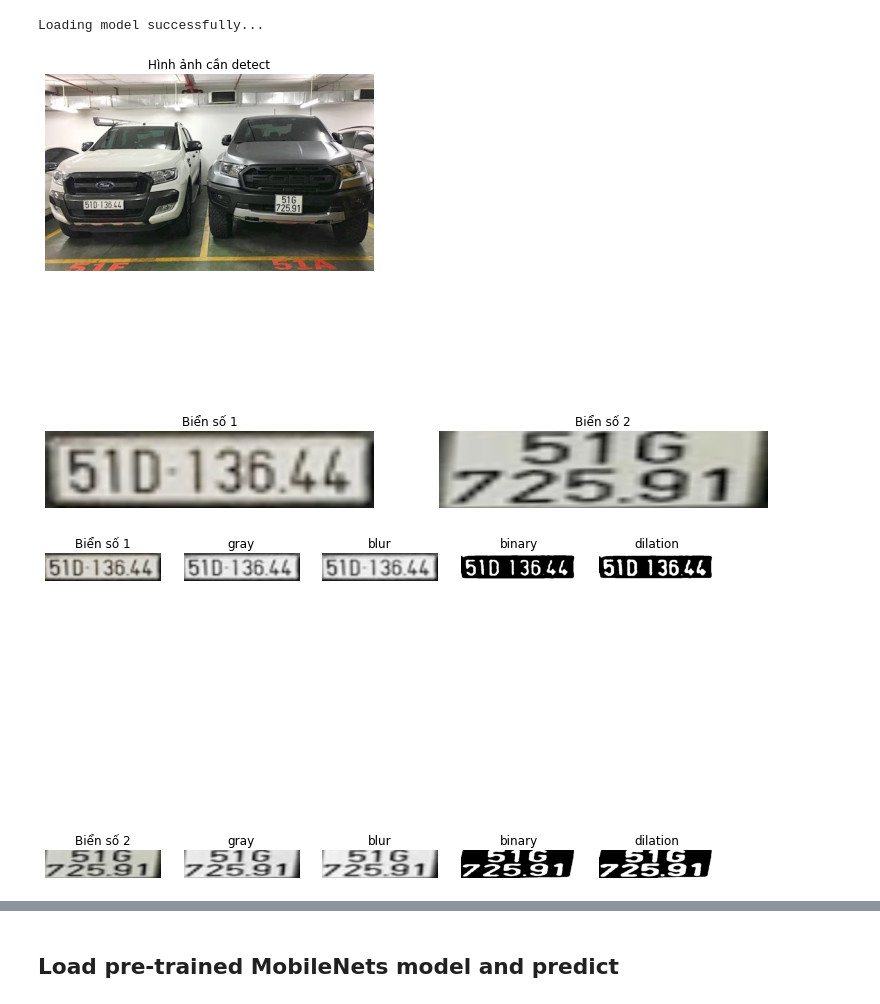
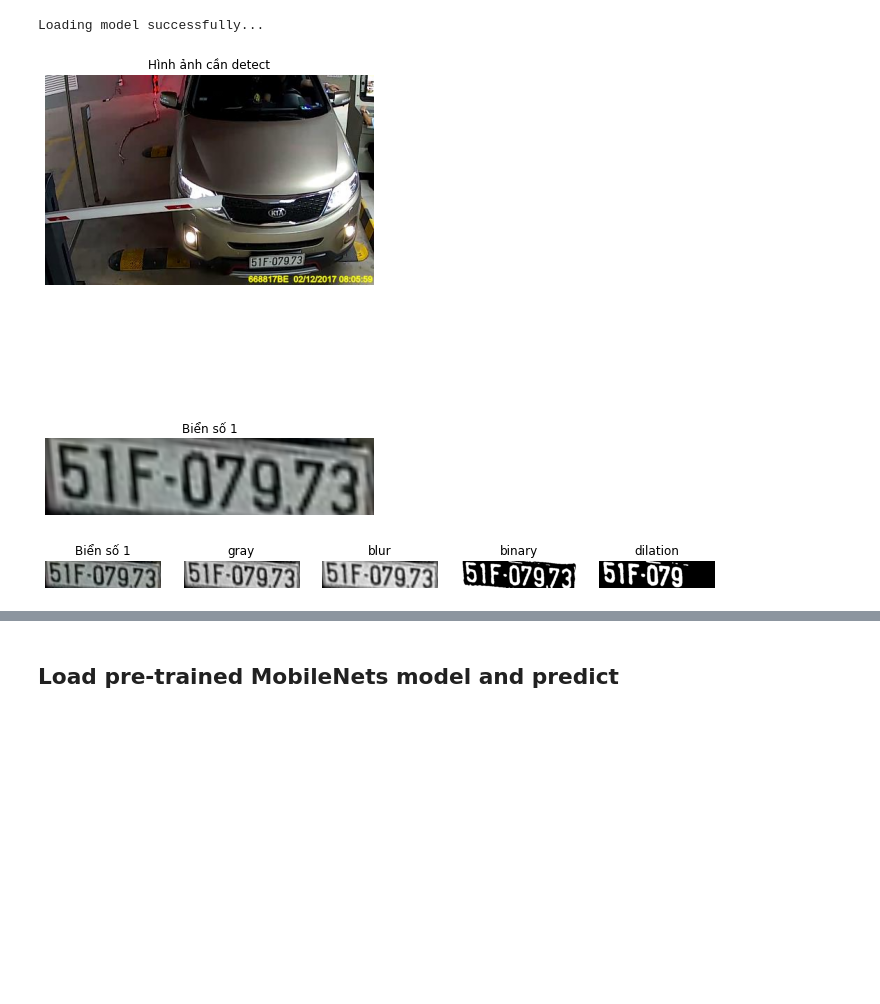
Before and after one commit to phan-le-phu/Plate_detect_and_recognize, a Jupyter notebook: [Part 2]Multiple_Plates_character_segmentation_with_OpenCV.ipynb, the cells around one changed output, grey strips where cells are left out. Cells and saved outputs as stored; diff of their text form; code cells hidden in the pictures; blank space fills up the shorter version.

```diff
--- a/[Part 2]Multiple_Plates_character_segmentation_with_OpenCV.ipynb
+++ b/[Part 2]Multiple_Plates_character_segmentation_with_OpenCV.ipynb
@@ -68,7 +68,7 @@ def get_plate(image_path, Dmax=608, Dmin=256):
     return vehicle, LpImg, cor
 
 #test_image_path = "test_2.jpg"
-test_image_path = "/content/unnamed.jpg"
+test_image_path = "/content/Plate_detect_and_recognize/car_long/6733.jpg"
 vehicle, LpImg,cor = get_plate(test_image_path)
 # %%
 nrows = math.ceil(len(LpImg) / 3) + 1
@@ -83,41 +83,52 @@ for i in range(len(LpImg)):
   ax.set_title(f"Biển số {i + 1}")
   plt.imshow(LpImg[i])
 # %% [output]
-[figure, old version]
+[figure, new version]
 # %%
 binary_images = []
 fig = plt.figure(figsize=(12, 10))
-
-for i in range(len(LpImg)):
-  LpImg[i] = LpImg[i][::, 15::]
 
 for i in range(len(LpImg)):
       # Scales, calculates absolute values, and converts the result to 8-bit.
     plate_image = cv2.convertScaleAbs(LpImg[i], alpha=(255.0))
 
     # convert to grayscale and blur the image
     gray = cv2.cvtColor(plate_image, cv2.COLOR_BGR2GRAY)
     blur = cv2.GaussianBlur(gray,(7,7),0)
 
     # Applied inversed thresh_binary
     binary = cv2.threshold(blur, 180, 255,
                          cv2.THRESH_BINARY_INV + cv2.THRESH_OTSU)[1]
 
     kernel3 = cv2.getStructuringElement(cv2.MORPH_RECT, (3, 3))
     thre_mor = cv2.morphologyEx(binary, cv2.MORPH_DILATE, kernel3)
 
+    pad = cv2.copyMakeBorder(thre_mor, 1,1,1,1, cv2.BORDER_CONSTANT, value=255)
+    h, w = pad.shape
+
+    # create zeros mask 2 pixels larger in each dimension
+    mask = np.zeros([h + 2, w + 2], np.uint8)
+
+    # floodfill outer white border with black
+    img_floodfill = cv2.floodFill(pad, mask, (0,0), 0, (5), (0), flags=8)[1]
+
+    # remove border
+    thre_mor = img_floodfill[1:h-1, 1:w-1]
+
+
+
     binary_images.append(thre_mor)
 
     plot_image = [plate_image, gray, blur, binary,thre_mor]
     plot_name = [f"Biển số {i + 1}","gray","blur","binary","dilation"]
 
     for k in range(len(plot_image)):
         ax = fig.add_subplot(len(LpImg), 5, i * len(plot_image) + k + 1)
         ax.axis("off")
         ax.set_title(plot_name[k])
         plt.imshow(plot_image[k], cmap=None if k == 0 else 'gray')
 # %% [output]
-[figure, old version]
+[figure, new version]
 # %%
 plate_numbers = []
 
```
Also changed, not shown: parts of 4 cells of this notebook.
